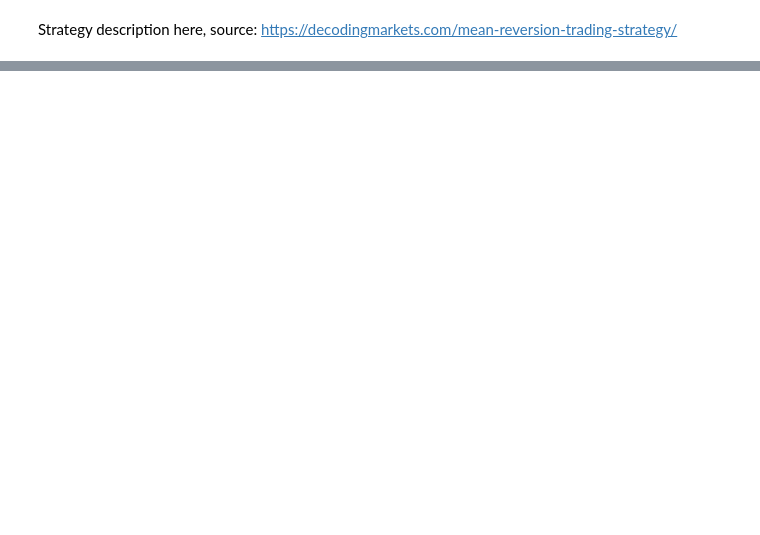
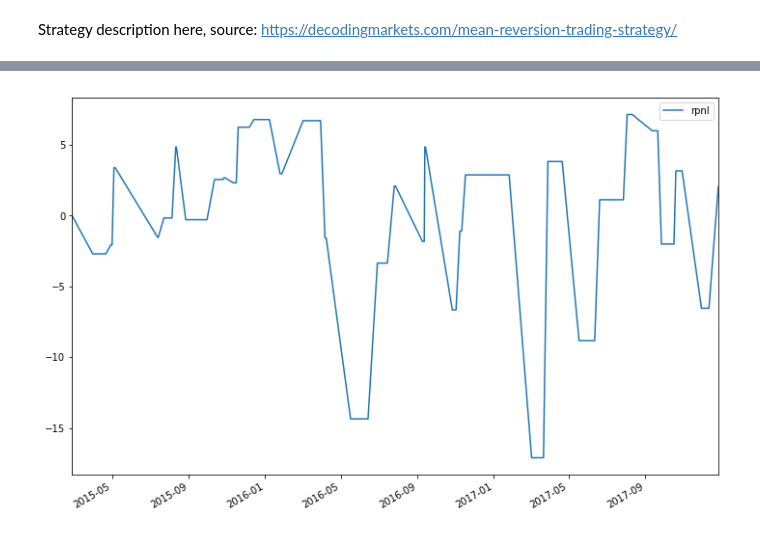
Before and after one commit to allaccountstaken/robo_advisors, a Jupyter notebook: mean_reverting_strg.ipynb, the cells around one changed output, grey strips where cells are left out. Drawn from its saved outputs; the diff is of its cells as text; code cells hidden in the pictures; blank space fills up the shorter version.

```diff
--- a/mean_reverting_strg.ipynb
+++ b/mean_reverting_strg.ipynb
@@ -42,0 +28,7 @@ df
+# %%
+%matplotlib inline
+import matplotlib.pyplot as plt
+
+engine.df_rpnl.plot(figsize=(12, 8));
+# %% [output]
+[figure, added]
```
Also changed, not shown: parts of 9 cells of this notebook, 1 other file.
